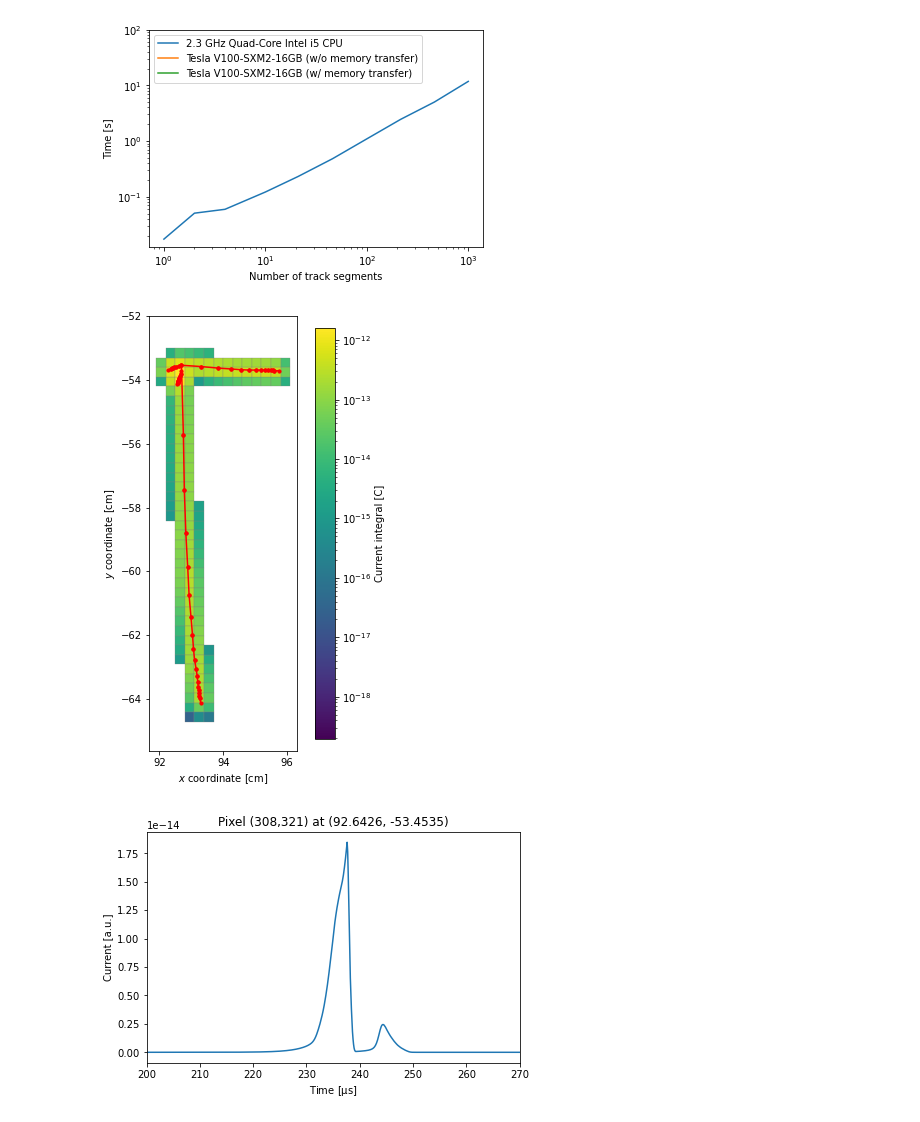
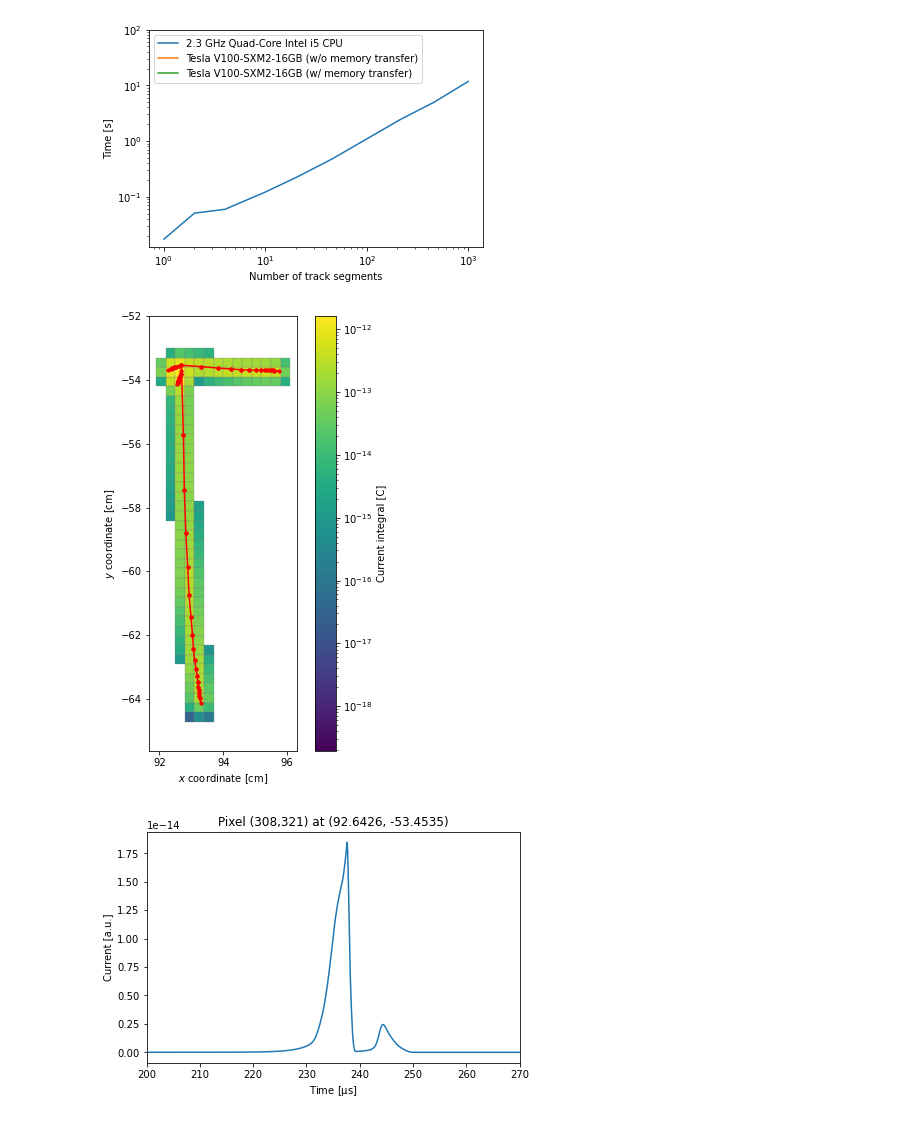
Before and after one commit to DUNE/larnd-sim, a Jupyter notebook: examples/Pixel induced current.ipynb, the cells around one changed output. Saved outputs shown, nothing was run; the diff lists cells and outputs as text; code cells hidden in the pictures.

```diff
--- a/examples/Pixel induced current.ipynb
+++ b/examples/Pixel induced current.ipynb
@@ -196,35 +196,35 @@ m = cm.ScalarMappable(norm=norm, cmap=cmap)
 
 fig, ax = plt.subplots(1,1,figsize=(8,8))
 for ip,p in enumerate(joined_pixels.keys()):
     if currents[ip]:
         rect = plt.Rectangle(((p[0])*consts.pixel_size[0]+consts.tpc_borders[0][0],
                               (p[1])*consts.pixel_size[1]+consts.tpc_borders[1][0]),
                              consts.pixel_size[0],consts.pixel_size[1],
                              linewidth=0.3,
                              edgecolor='grey',
                              facecolor=m.to_rgba(currents[ip]), label='Pixel')
         ax.add_patch(rect)
 
 for t in selected_tracks:
     ax.plot((t[i.x_start], t[i.x_end]),
             (t[i.y_start], t[i.y_end]),
             c='r',
             zorder=10)
     ax.scatter((t[i.x_start], t[i.x_end]),
                (t[i.y_start], t[i.y_end]),
                c='r',
                s=10,
                zorder=10)
 
 ax.set_xlabel("$x$ coordinate [cm]")
 ax.set_ylabel("$y$ coordinate [cm]")
 ax.set_aspect("equal")
 # ax.set_xlim(92,94)
 ax.set_ylim(top=-52)
-_ = plt.colorbar(m,fraction=0.046, pad=0.04, label='Current integral [C]')
+_ = plt.colorbar(m,fraction=0.049, pad=0.04, label='Current integral [C]')
 fig.savefig("charge.pdf")
 # %% [output]
-[figure, old version]
+[figure, new version]
 # %%
 fig, ax = plt.subplots(1,1, constrained_layout=True)
 pixelID = detsim.pixel_from_coordinates(92.54, -53.55, consts.n_pixels)
```
Also changed, not shown: parts of 1 cell of this notebook, 1 other file.
